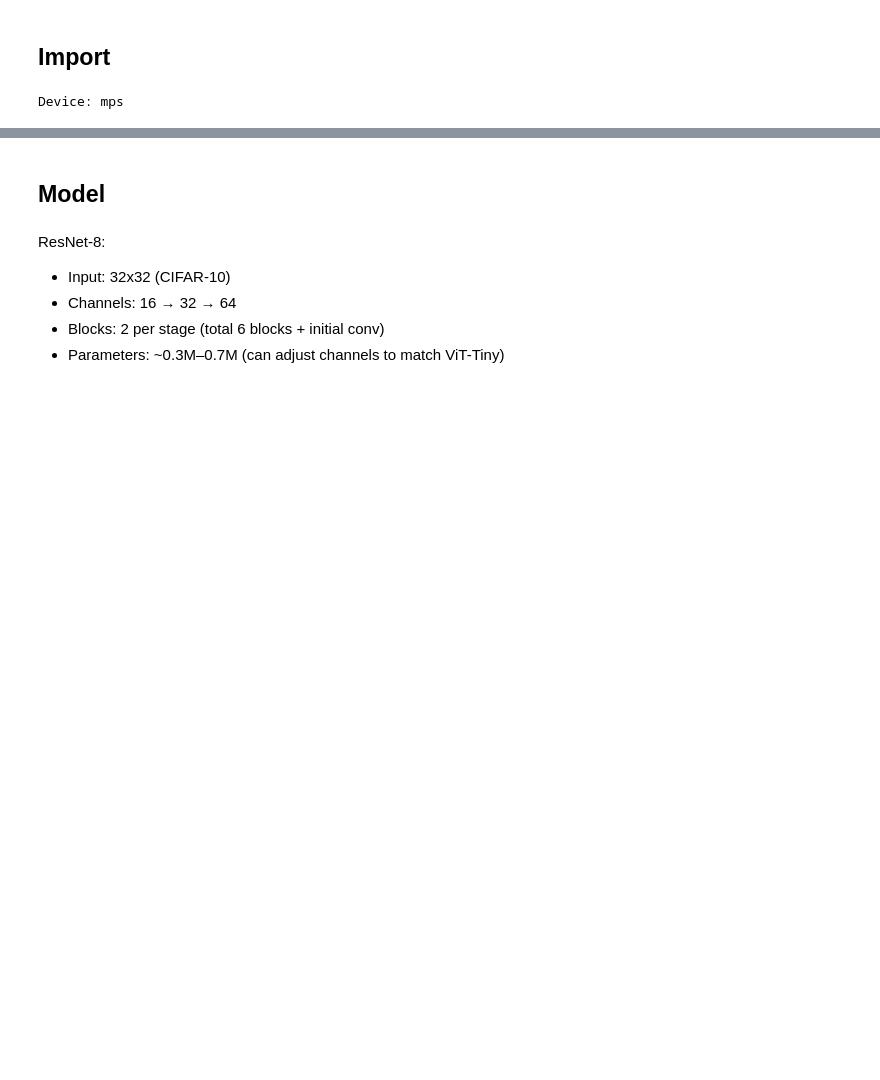
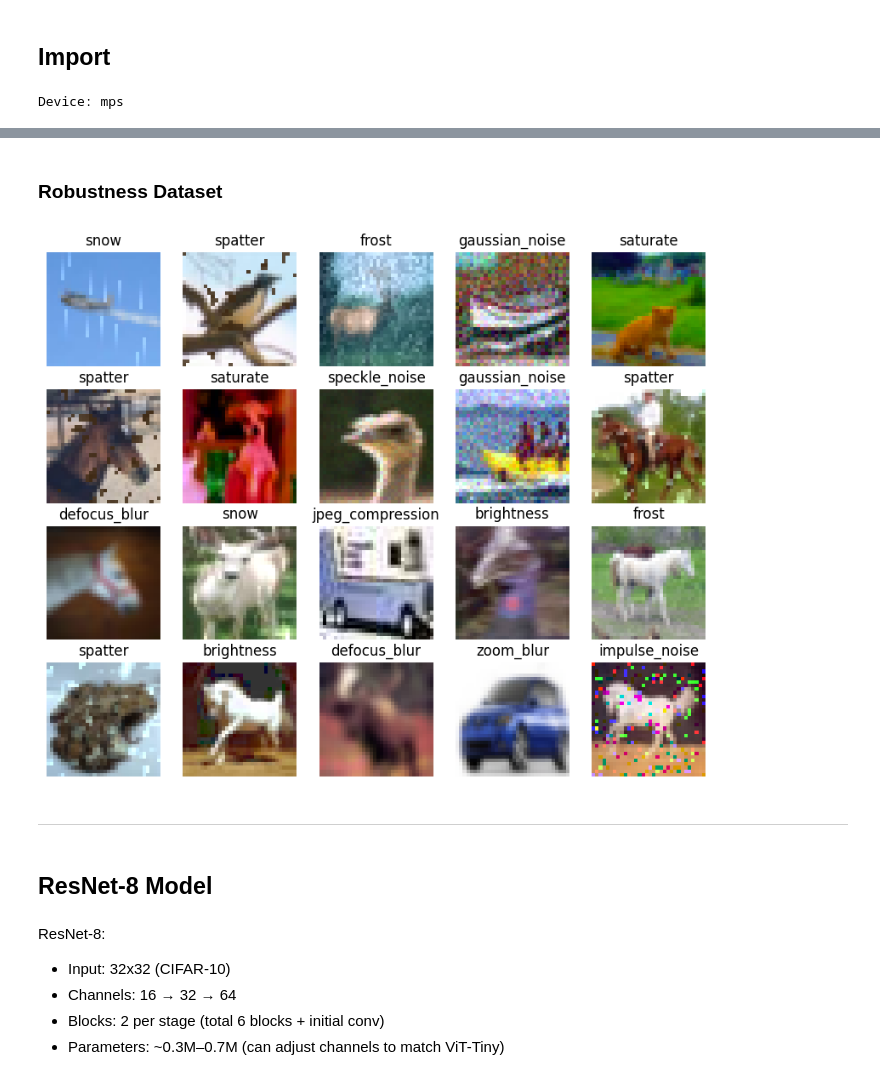
Before and after one commit to robrohan/AUT, a Jupyter notebook: COMP813/Report/resent.ipynb, the cells around one changed output, grey strips where cells are left out. Drawn from its saved outputs; the diff is of its cells as text; code cells hidden in the pictures; blank space fills up the shorter version.

```diff
--- a/COMP813/Report/resent.ipynb
+++ b/COMP813/Report/resent.ipynb
@@ -205,5 +236,21 @@ train_loader = DataLoader(t_dataset, batch_size=128, shuffle=True, collate_fn=co
+# %% [markdown]
+### Robustness Dataset
+# %%
+import matplotlib.pyplot as plt
+fig, ax = plt.subplots(4,5,figsize=(10,8))
+for i, c in enumerate(r_dataset):
+    x, y = i//5, i%5
+    ax[x][y].set_title(r_dataset[i]["corruption_name"])
+    ax[x][y].axis('off')
+    ax[x][y].imshow(r_dataset[i]["image"])
+    if i == 19:
+        break
+# %% [output]
+[figure, added]
+# %% [markdown]
+----
 # %% [markdown]
-## Model
+## ResNet-8 Model
 # %% [markdown]
 ResNet-8:
 
```
Also changed, not shown: parts of 13 cells of this notebook.
